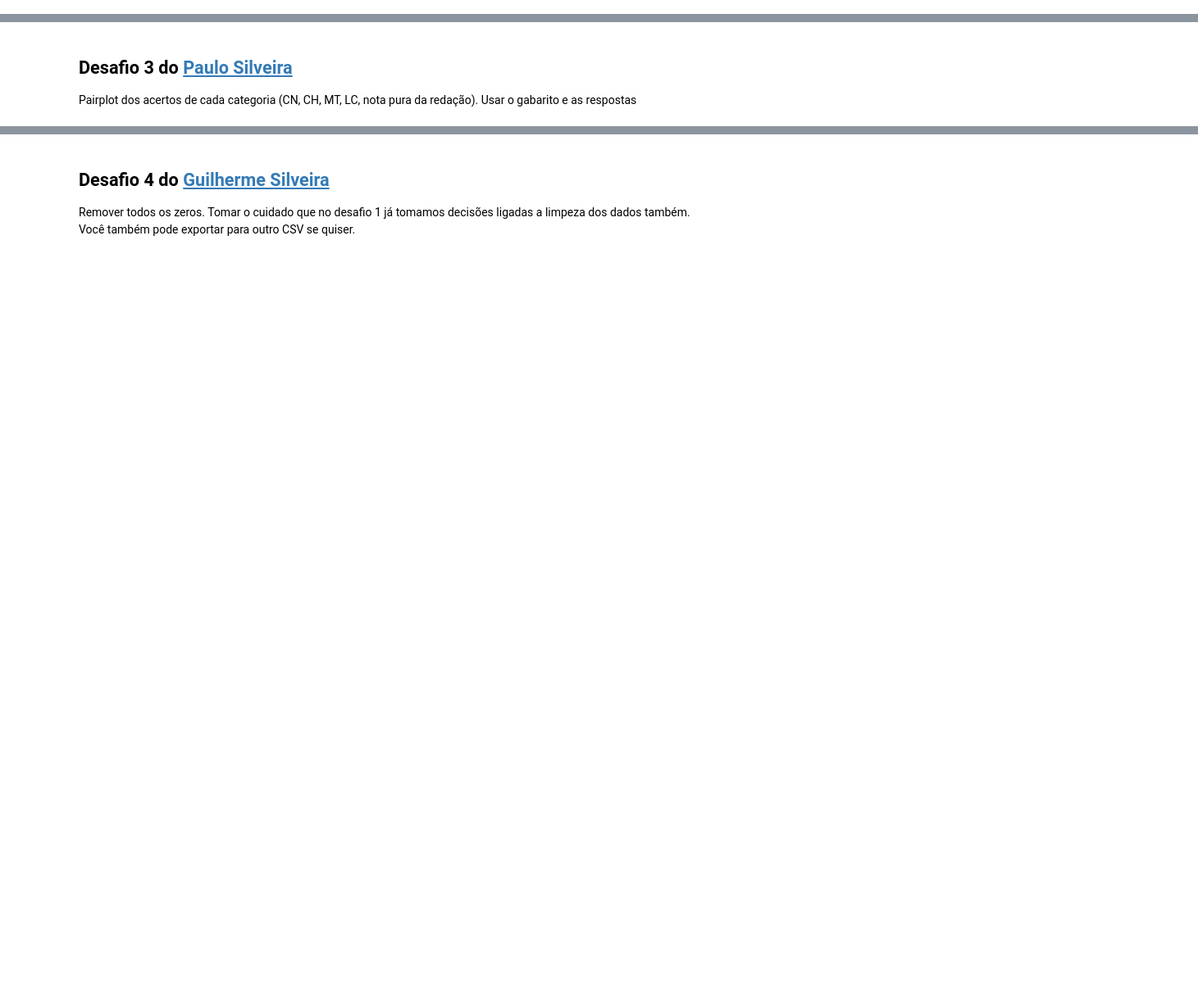
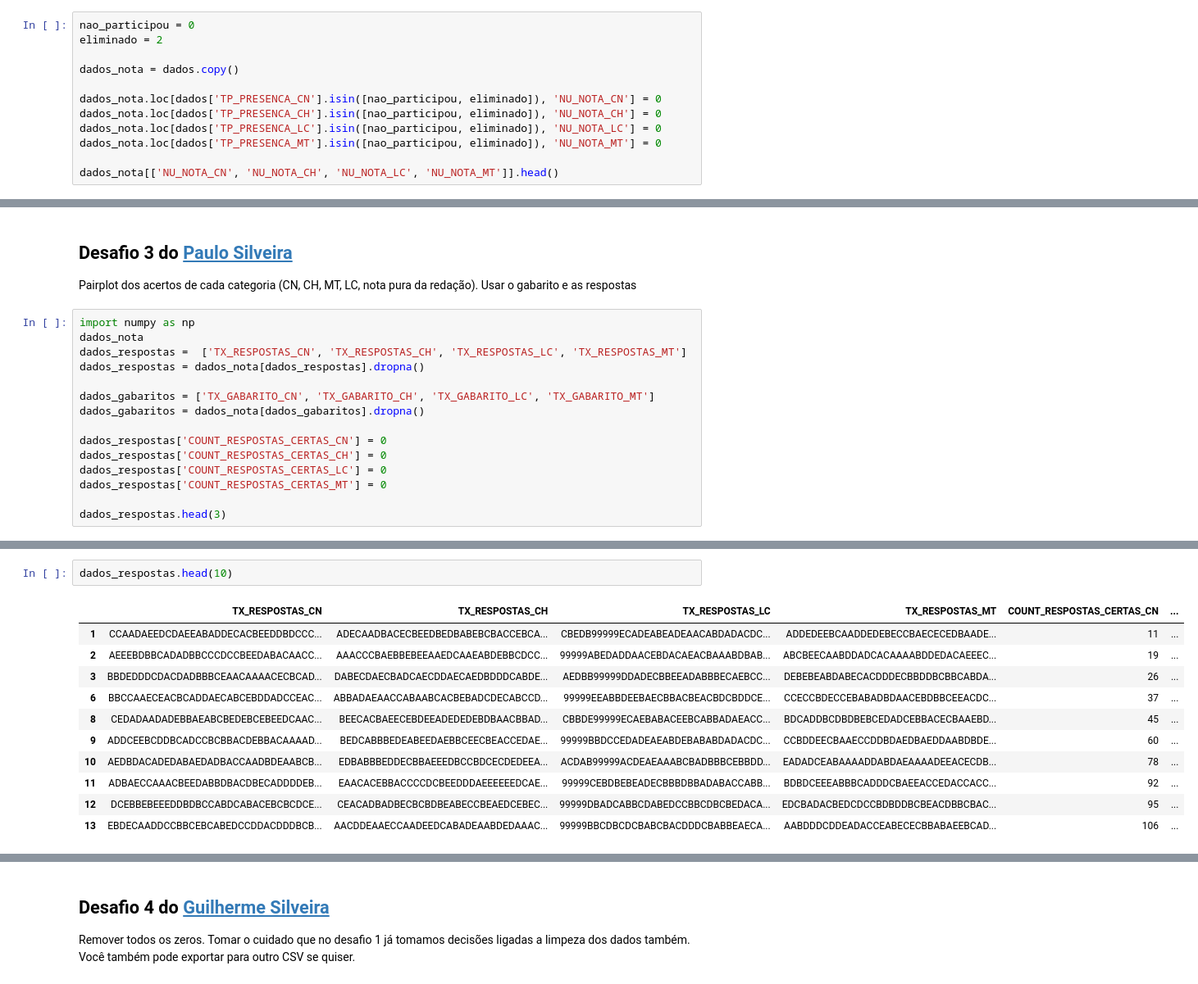
Before and after one commit to itimes-digital/quarentena-dados-alura, a Jupyter notebook: QuarentenaDados_Aula04.ipynb, the cells around one changed output, grey strips where cells are left out. Shown at 82% size. Drawn from its saved outputs; the diff is of its cells as text; blank space fills up the shorter version.

```diff
--- a/QuarentenaDados_Aula04.ipynb
+++ b/QuarentenaDados_Aula04.ipynb
@@ -174,3 +174,15 @@ P.S: A partir de agora você irá colocar a mão na massa, nossos desafios serã
 ## Desafio 1 da [Thais André](https://twitter.com/thais_tandre)
 
 Se a pessoa não teve presença, preencha a nota dela com algum número. A nota 0? A nota média? A mediana?
+# %%
+nao_participou = 0
+eliminado = 2
+
+dados_nota = dados.copy()
+
+dados_nota.loc[dados['TP_PRESENCA_CN'].isin([nao_participou, eliminado]), 'NU_NOTA_CN'] = 0
+dados_nota.loc[dados['TP_PRESENCA_CH'].isin([nao_participou, eliminado]), 'NU_NOTA_CH'] = 0
+dados_nota.loc[dados['TP_PRESENCA_LC'].isin([nao_participou, eliminado]), 'NU_NOTA_LC'] = 0
+dados_nota.loc[dados['TP_PRESENCA_MT'].isin([nao_participou, eliminado]), 'NU_NOTA_MT'] = 0
+
+dados_nota[['NU_NOTA_CN', 'NU_NOTA_CH', 'NU_NOTA_LC', 'NU_NOTA_MT']].head()
@@ -183,3 +312,18 @@ A matriz de correlação está feiosa, vamos deixar mais bonita? :) Não se esqu
 
 
 Pairplot dos acertos de cada categoria (CN, CH, MT, LC, nota pura da redação). Usar o gabarito e as respostas
+# %%
+import numpy as np
+dados_nota
+dados_respostas =  ['TX_RESPOSTAS_CN', 'TX_RESPOSTAS_CH', 'TX_RESPOSTAS_LC', 'TX_RESPOSTAS_MT']
+dados_respostas = dados_nota[dados_respostas].dropna()
+
+dados_gabaritos = ['TX_GABARITO_CN', 'TX_GABARITO_CH', 'TX_GABARITO_LC', 'TX_GABARITO_MT']
+dados_gabaritos = dados_nota[dados_gabaritos].dropna()
+
+dados_respostas['COUNT_RESPOSTAS_CERTAS_CN'] = 0
+dados_respostas['COUNT_RESPOSTAS_CERTAS_CH'] = 0
+dados_respostas['COUNT_RESPOSTAS_CERTAS_LC'] = 0
+dados_respostas['COUNT_RESPOSTAS_CERTAS_MT'] = 0
+
+dados_respostas.head(3)
@@ -185,0 +373,14 @@ Pairplot dos acertos de cada categoria (CN, CH, MT, LC, nota pura da redação).
+# %%
+dados_respostas.head(10)
+# %% [output]
+|  | TX_RESPOSTAS_CN | TX_RESPOSTAS_CH | TX_RESPOSTAS_LC | TX_RESPOSTAS_MT | COUNT_RESPOSTAS_CERTAS_CN | ... |
+| 1 | CCAADAEEDCDAEEABADDECACBEEDDBDCCC... | ADECAADBACECBEEDBEDBABEBCBACCEBCA... | CBEDB99999ECADEABEADEAACABDADACDC... | ADDEDEEBCAADDEDEBECCBAECECEDBAADE... | 11 | ... |
+| 2 | AEEEBDBBCADADBBCCCDCCBEEDABACAACC... | AAACCCBAEBBEBEEAAEDCAAEABDEBBCDCC... | 99999ABEDADDAACEBDACAEACBAAABDBAB... | ABCBEECAABDDADCACAAAABDDEDACAEEEC... | 19 | ... |
+| 3 | BBDEDDDCDACDADBBBCEAACAAAACECBCAD... | DABECDAECBADCAECDDAECAEDBDDDCABDE... | AEDBB99999DDADECBBEEADABBBECAEBCC... | DEBEBEABDABECACDDDECBBDDBCBBCABDA... | 26 | ... |
+| 6 | BBCCAAECEACBCADDAECABCEBDDADCCEAC... | ABBADAEAACCABAABCACBEBADCDECABCCD... | 99999EEABBDEEBAECBBACBEACBDCBDDCE... | CCECCBDECCEBABADBDAACEBDBBCEEACDC... | 37 | ... |
+| 8 | CEDADAADADEBBAEABCBEDEBCEBEEDCAAC... | BEECACBAEECEBDEEADEDEDEBDBAACBBAD... | CBBDE99999ECAEBABACEEBCABBADAEACC... | BDCADDBCDBDBEBCEDADCEBBACECBAAEBD... | 45 | ... |
+| 9 | ADDCEEBCDDBCADCCBCBBACDEBBACAAAAD... | BEDCABBBEDEABEEDAEBBCEECBEACCEDAE... | 99999BBDCCEDADEAEABDEBABABDADACDC... | CCBDDEECBAAECCDDBDAEDBAEDDAABDBDE... | 60 | ... |
+| 10 | AEDBDACADEDABAEDADBACCAADBDEAABCB... | EDBABBBEDDECBBAEEEDBCCBDCECDEDEEA... | ACDAB99999ACDEAEAAABCBADBBBCEBBDD... | EADADCEABAAAADDABDAEAAAADEEACECDB... | 78 | ... |
+| 11 | ADBAECCAAACBEEDABBDBACDBECADDDDEB... | EAACACEBBACCCCDCBEEDDDAEEEEEEDCAE... | 99999CEBDBEBEADECBBBDBBADABACCABB... | BDBDCEEEABBBCADDDCBAEEACCEDACCACC... | 92 | ... |
+| 12 | DCEBBEBEEEDDBDBCCABDCABACEBCBCDCE... | CEACADBADBECBCBDBEABECCBEAEDCEBEC... | 99999DBADCABBCDABEDCCBBCDBCBEDACA... | EDCBADACBEDCDCCBDBDDBCBEACDBBCBAC... | 95 | ... |
+| 13 | EBDECAADDCCBBCEBCABEDCCDDACDDDBCB... | AACDDEAAECCAADEEDCABADEAABDEDAAAC... | 99999BBCDBCDCBABCBACDDDCBABBEAECA... | AABDDDCDDEADACCEABECECBBABAEEBCAD... | 106 | ... |
```
Also changed, not shown: parts of 8 cells of this notebook.
